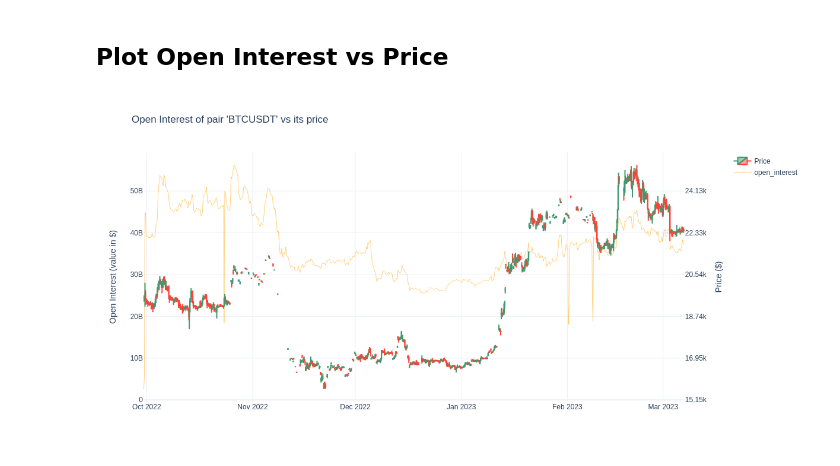
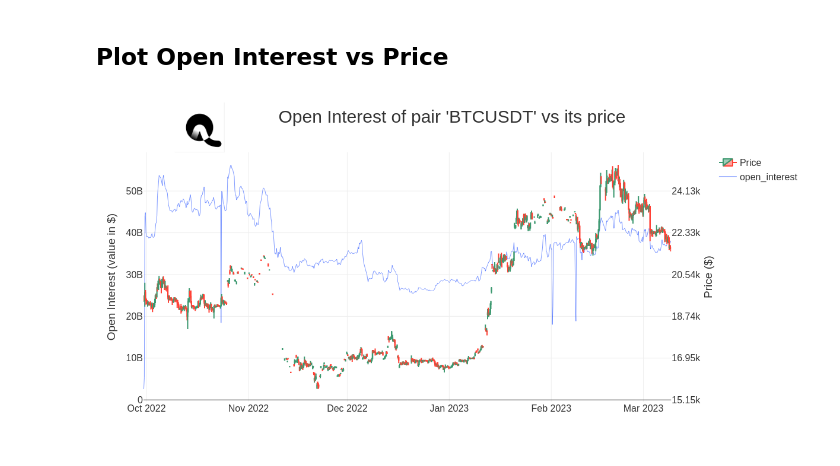
Before and after one commit to QuantNodeAI/quantnote-query-client, a Jupyter notebook: examples/open_interest.ipynb, the cells around one changed output. Cells and saved outputs as stored; diff of their text form; code cells hidden in the pictures.

Commit message:
package from template

```diff
--- a/examples/open_interest.ipynb
+++ b/examples/open_interest.ipynb
@@ -123,36 +124,36 @@ open_interest = go.Scatter(x=response['time'],
                            y=response['open_interest_value'],
                            name="open_interest",
                            mode='lines',
-                           line=dict(width=0.5, color='orange'),
+                           line=dict(width=0.5, color='rgb(3,54,254)'),
                            )
 
 fig.add_trace(candlestick, secondary_y=True)
 fig.add_trace(open_interest, secondary_y=False)
 
 fig.update_layout(
     width=1200, height=600,
     title="Open Interest of pair '{pair}' vs its price".format(pair=pair["symbol"][0]),
     xaxis_rangeslider_visible=False,
     # paper_bgcolor='rgba(0,0,0,0)',
     # plot_bgcolor='rgba(0,0,0,0)',
     yaxis=dict(
         title="Open Interest (value in $)",
         tickmode="sync",
     ),
     yaxis2=dict(
         title="Price ($)",
         anchor="x",
         overlaying="y",
         side="right",
         tickmode="sync",
     ),
-    template = "plotly_white"
+    template = "quantnote"
 )
 
 # Set y-axes titles
 fig.update_yaxes(title_text="Open Interest (value in $)", secondary_y=False)
 fig.update_yaxes(title_text="Price ($)", secondary_y=True)
 
 fig.show("png")
 # %% [output]
-[figure, old version]
+[figure, new version]
```
Also changed, not shown: parts of 3 cells of this notebook, 7 other files.
